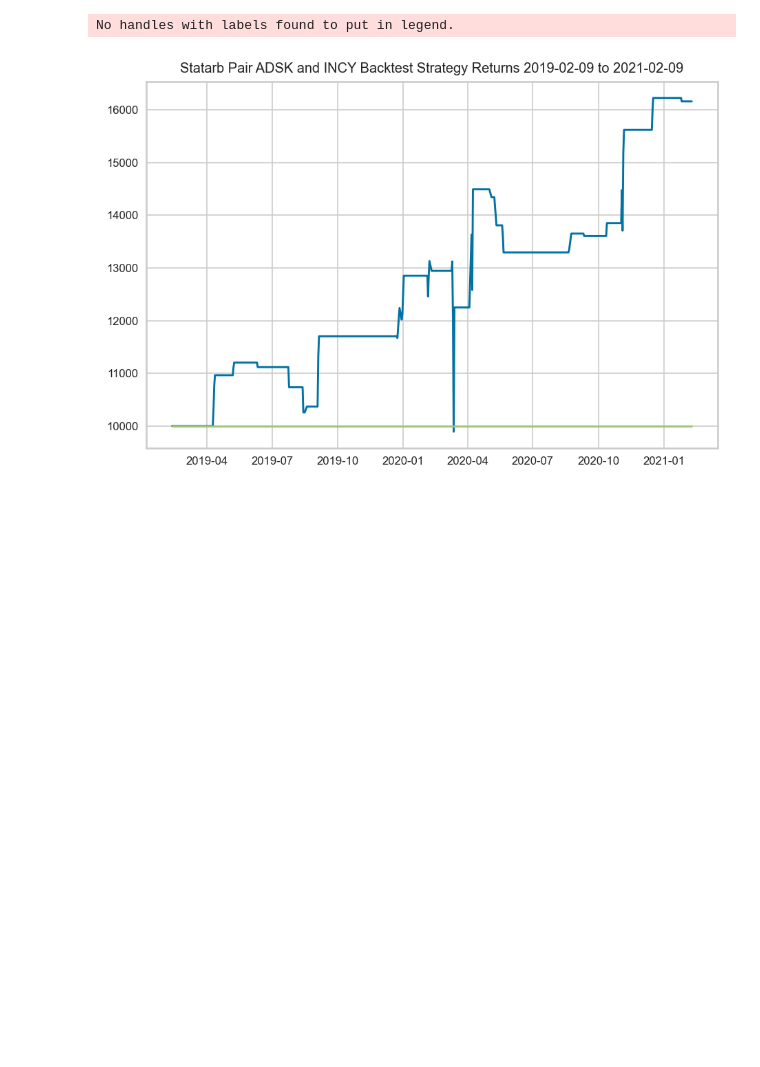
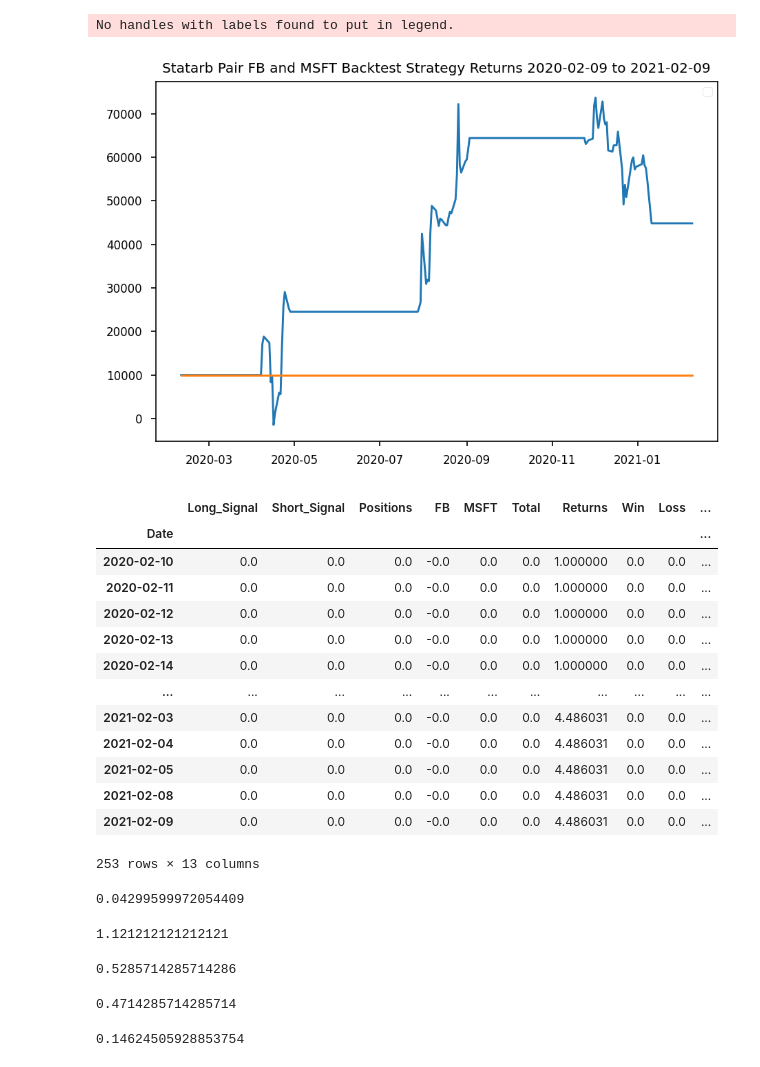
Before and after one commit to samdelaney42/Stat_Arb_with_K_Means, a Jupyter notebook: notebooks/stat_arb_backtest.ipynb, the cells around one changed output. Drawn from its saved outputs; the diff is of its cells as text; code cells hidden in the pictures; blank space fills up the shorter version.

Commit message:
stretegy backtest with example pair

```diff
--- a/notebooks/stat_arb_backtest.ipynb
+++ b/notebooks/stat_arb_backtest.ipynb
@@ -10,7 +10,7 @@ from statsmodels.tsa.api import adfuller
 from sklearn.preprocessing import StandardScaler
 # %%
 # Modify some settings
-plt.rcParams['figure.figsize'] = (10, 7)
+plt.rcParams['figure.figsize'] = (15, 7)
 plt.rcParams['font.size'] = 16
 plt.rcParams['figure.dpi'] = 150
 
@@ -27,10 +27,10 @@ features = data[['Price', 'Price/Earnings', 'Dividend_Yield', 'Earnings/Share',
 
 data = StandardScaler().fit_transform(data)
 
-start = '2019-02-09'
+start = '2020-02-09'
 end = '2021-02-09'
-name_1 = "ADSK"
-name_2 = "INCY"
+name_1 = "FB"
+name_2 = "MSFT"
 s1 = pdr.get_data_yahoo(name_1, start, end)
 s2 = pdr.get_data_yahoo(name_2, start, end)
 
@@ -246,7 +337,7 @@ class statarb(object):
         return self.portfolio
 # %%
 # create stat arb object
-ilmn_vrsn = statarb(s1, s2, name_1, name_2, 14, -2, 2, 28, start, end)
+ilmn_vrsn = statarb(s1, s2, name_1, name_2, 14, -2, 2, -2.5, 2.5, 28, start, end)
 # %%
 # find spreads
 ilmn_vrsn.create_spread()
@@ -300,7 +383,41 @@ See the caveats in the documentation: https://pandas.pydata.org/pandas-docs/stab
 # %%
 # show portfolio value over trade period
 pair = name_1 + " and " + name_2 + " Backtest"
-p = ilmn_vrsn.generate_returns(10000, pair)
+ilmn_vrsn.generate_returns(10000, pair)
 # %% [output]
 No handles with labels found to put in legend.
-[figure, old version]
+[figure, new version]
+|  | Long_Signal | Short_Signal | Positions | FB | MSFT | Total | Returns | Win | Loss | ... |
+| Date |  |  |  |  |  |  |  |  |  | ... |
+| 2020-02-10 | 0.0 | 0.0 | 0.0 | -0.0 | 0.0 | 0.0 | 1.000000 | 0.0 | 0.0 | ... |
+| 2020-02-11 | 0.0 | 0.0 | 0.0 | -0.0 | 0.0 | 0.0 | 1.000000 | 0.0 | 0.0 | ... |
+| 2020-02-12 | 0.0 | 0.0 | 0.0 | -0.0 | 0.0 | 0.0 | 1.000000 | 0.0 | 0.0 | ... |
+| 2020-02-13 | 0.0 | 0.0 | 0.0 | -0.0 | 0.0 | 0.0 | 1.000000 | 0.0 | 0.0 | ... |
+| 2020-02-14 | 0.0 | 0.0 | 0.0 | -0.0 | 0.0 | 0.0 | 1.000000 | 0.0 | 0.0 | ... |
+| ... | ... | ... | ... | ... | ... | ... | ... | ... | ... | ... |
+| 2021-02-03 | 0.0 | 0.0 | 0.0 | -0.0 | 0.0 | 0.0 | 4.486031 | 0.0 | 0.0 | ... |
+| 2021-02-04 | 0.0 | 0.0 | 0.0 | -0.0 | 0.0 | 0.0 | 4.486031 | 0.0 | 0.0 | ... |
+| 2021-02-05 | 0.0 | 0.0 | 0.0 | -0.0 | 0.0 | 0.0 | 4.486031 | 0.0 | 0.0 | ... |
+| 2021-02-08 | 0.0 | 0.0 | 0.0 | -0.0 | 0.0 | 0.0 | 4.486031 | 0.0 | 0.0 | ... |
+| 2021-02-09 | 0.0 | 0.0 | 0.0 | -0.0 | 0.0 | 0.0 | 4.486031 | 0.0 | 0.0 | ... |
+253 rows × 13 columns
+# %%
+ilmn_vrsn.sharpe
+# %% [output]
+0.04299599972054409
+# %%
+ilmn_vrsn.wl_ratio
+# %% [output]
+1.121212121212121
+# %%
+ilmn_vrsn.p_win
+# %% [output]
+0.5285714285714286
+# %%
+ilmn_vrsn.p_loss
+# %% [output]
+0.4714285714285714
+# %%
+ilmn_vrsn.avg_win_return
+# %% [output]
+0.14624505928853754
```
Also changed, not shown: parts of 7 cells of this notebook.
